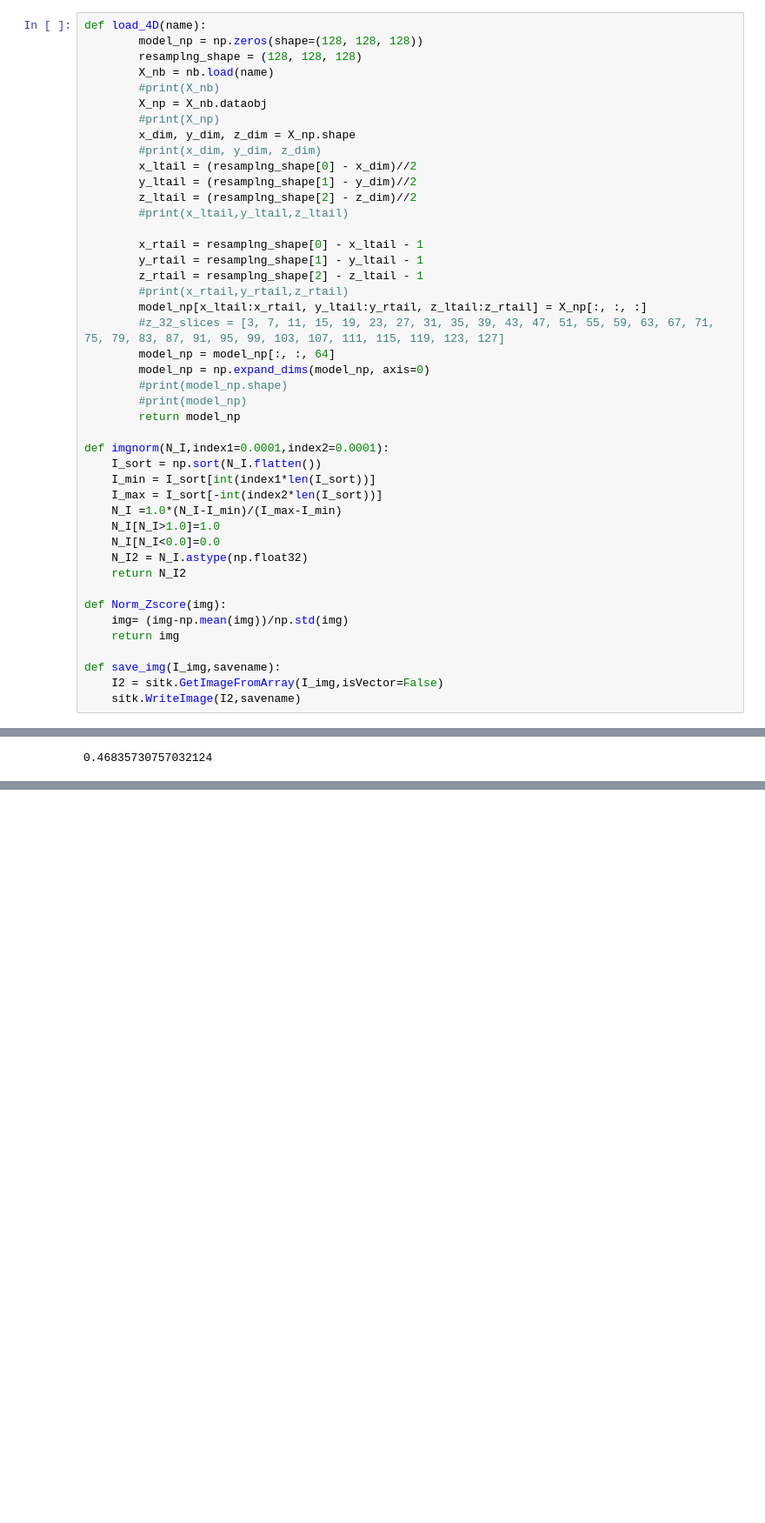
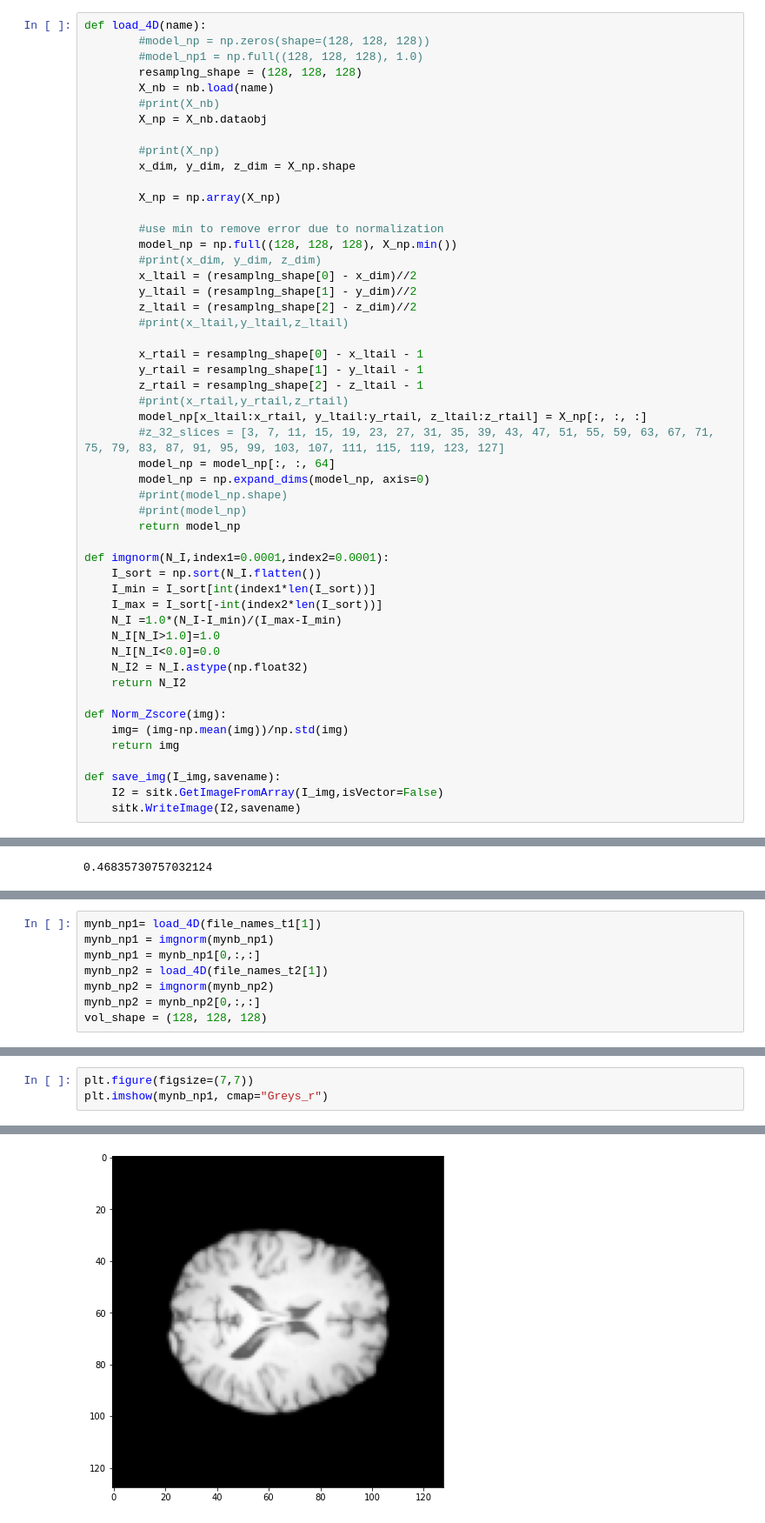
Before and after one commit to surajsrivathsa/image_registration, a Jupyter notebook: Disentangled_Latent_space_for_MRI_Harmonization.ipynb, the cells around one changed output, grey strips where cells are left out. Shown at 87% size. Saved outputs shown, nothing was run; the diff lists cells and outputs as text; blank space fills up the shorter version.

```diff
--- a/Disentangled_Latent_space_for_MRI_Harmonization.ipynb
+++ b/Disentangled_Latent_space_for_MRI_Harmonization.ipynb
@@ -317,12 +183,19 @@ len(train_learn_df.index.tolist())
 # %%
 def load_4D(name):
-        model_np = np.zeros(shape=(128, 128, 128))
+        #model_np = np.zeros(shape=(128, 128, 128))
+        #model_np1 = np.full((128, 128, 128), 1.0)
         resamplng_shape = (128, 128, 128)
         X_nb = nb.load(name)
         #print(X_nb)
         X_np = X_nb.dataobj
+
         #print(X_np)
         x_dim, y_dim, z_dim = X_np.shape
+
+        X_np = np.array(X_np)
+
+        #use min to remove error due to normalization
+        model_np = np.full((128, 128, 128), X_np.min())
         #print(x_dim, y_dim, z_dim)
         x_ltail = (resamplng_shape[0] - x_dim)//2
         y_ltail = (resamplng_shape[1] - y_dim)//2
@@ -1088,0 +1222,8 @@ sum(abs(x) for x in similarity_loss_lst)/len(similarity_loss_lst)
+# %%
+mynb_np1= load_4D(file_names_t1[1])
+mynb_np1 = imgnorm(mynb_np1)
+mynb_np1 = mynb_np1[0,:,:]
+mynb_np2 = load_4D(file_names_t2[1])
+mynb_np2 = imgnorm(mynb_np2)
+mynb_np2 = mynb_np2[0,:,:]
+vol_shape = (128, 128, 128)
@@ -1088,0 +1256,4 @@ sum(abs(x) for x in similarity_loss_lst)/len(similarity_loss_lst)
+# %%
+plt.figure(figsize=(7,7))
+plt.imshow(mynb_np1, cmap="Greys_r")
+# %% [output]
@@ -1088,0 +1261 @@ sum(abs(x) for x in similarity_loss_lst)/len(similarity_loss_lst)
+[figure, added]
```
Also changed, not shown: parts of 97 cells of this notebook.
